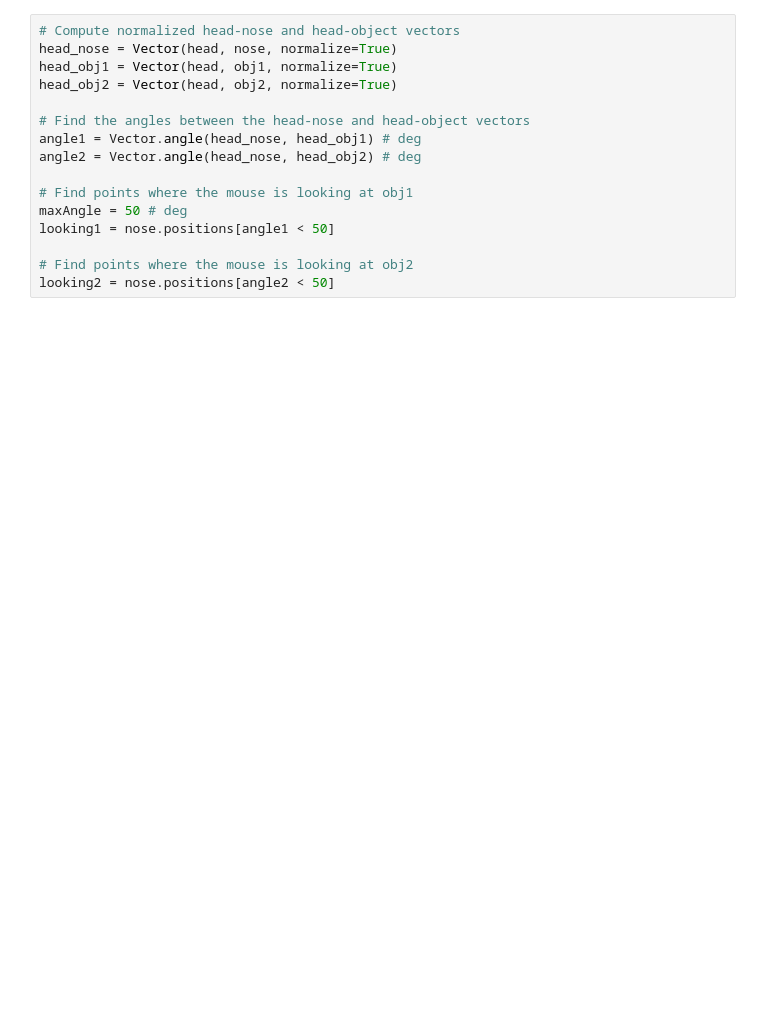
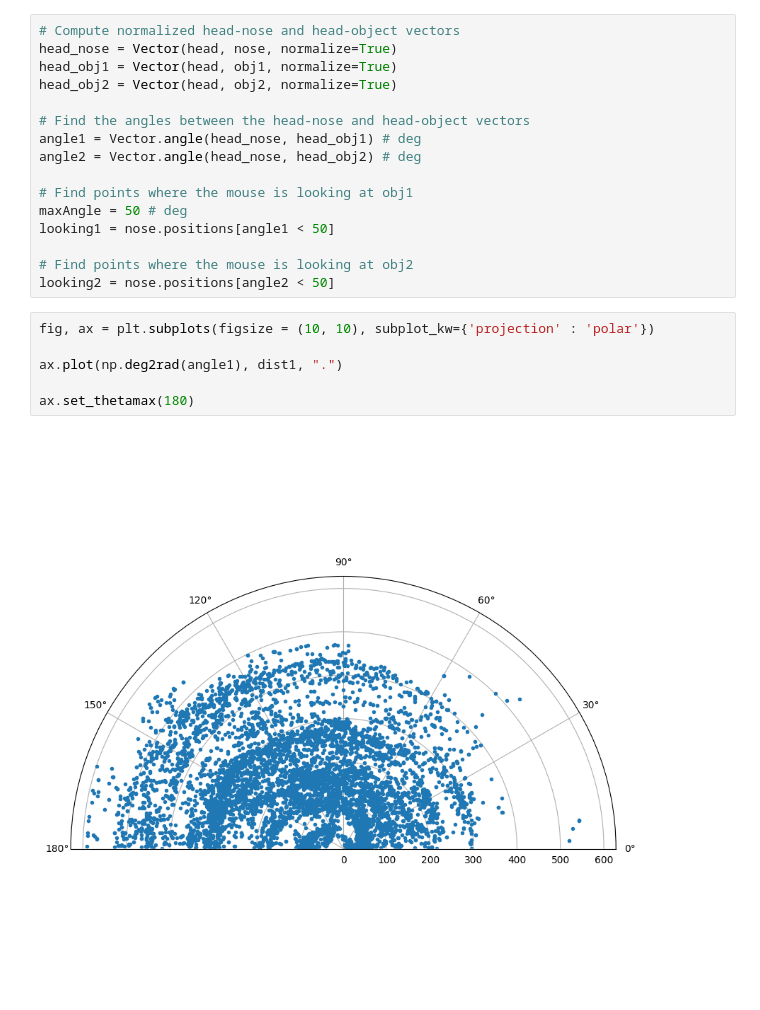
Before and after one commit to sdhers/Brainhacks-grupo-1, a Jupyter notebook: Motion_Tracking/exploration_detection.ipynb, the cells around one changed output. Drawn from its saved outputs; the diff is of its cells as text; blank space fills up the shorter version.

```diff
--- a/Motion_Tracking/exploration_detection.ipynb
+++ b/Motion_Tracking/exploration_detection.ipynb
@@ -90,3 +90,11 @@ looking1 = nose.positions[angle1 < 50]
 
 # Find points where the mouse is looking at obj2
 looking2 = nose.positions[angle2 < 50]
+# %%
+fig, ax = plt.subplots(figsize = (10, 10), subplot_kw={'projection' : 'polar'})
+
+ax.plot(np.deg2rad(angle1), dist1, ".")
+
+ax.set_thetamax(180)
+# %% [output]
+[figure, added]
```
Also changed, not shown: parts of 2 cells of this notebook, 1 other file.
